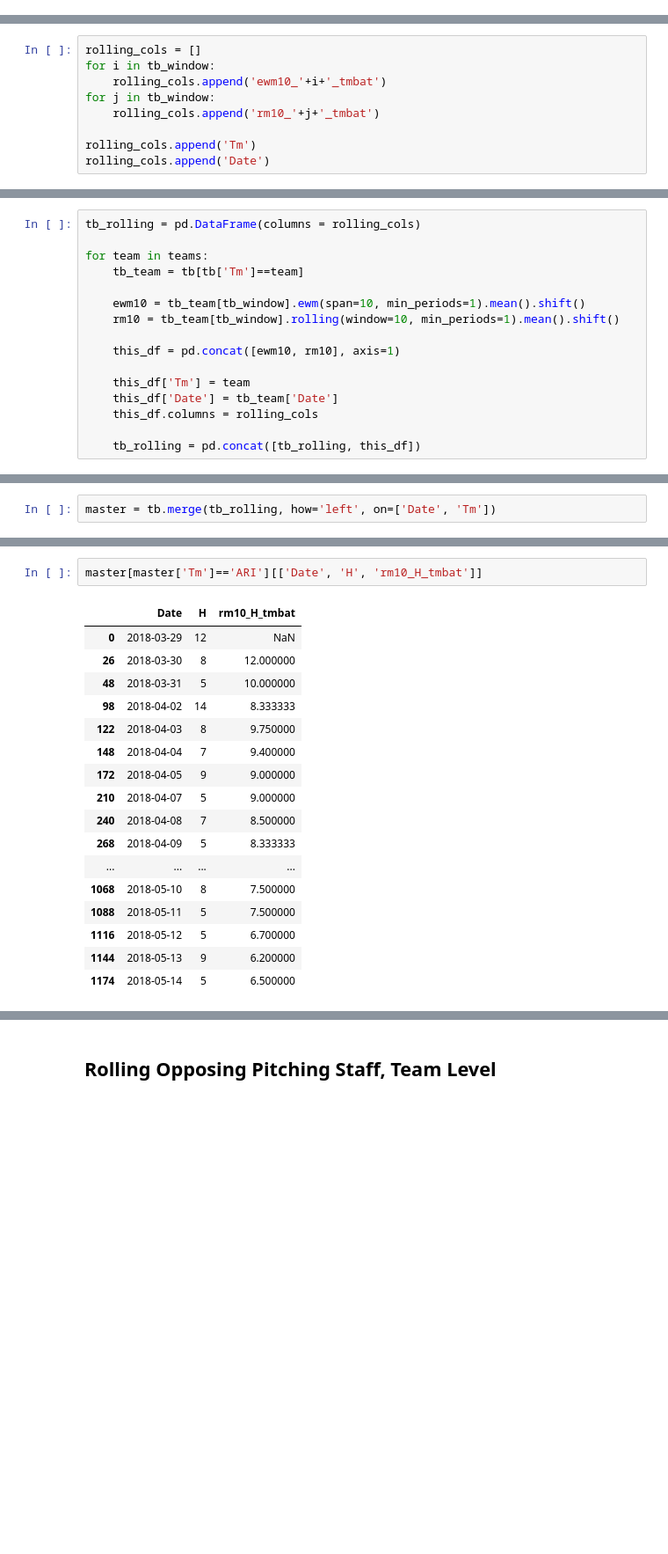
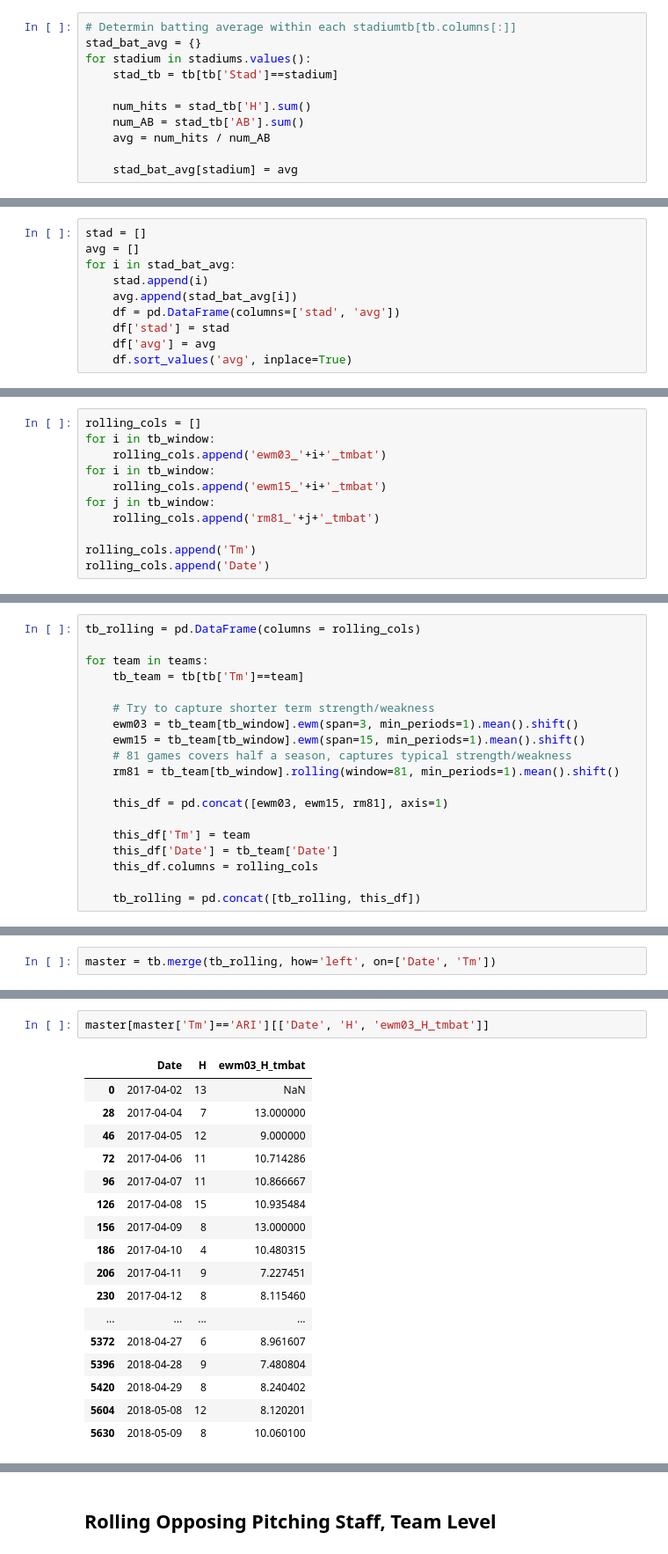
Before and after one commit to Tucker-Allen/MLB_Predictions, a Jupyter notebook: code/code.ipynb, the cells around one changed output, grey strips where cells are left out. Shown at 88% size. Drawn from its saved outputs; the diff is of its cells as text; blank space fills up the shorter version.

```diff
--- a/code/code.ipynb
+++ b/code/code.ipynb
@@ -192,0 +309,11 @@ dtype: int64
+# %%
+# Determin batting average within each stadiumtb[tb.columns[:]]
+stad_bat_avg = {}
+for stadium in stadiums.values():
+    stad_tb = tb[tb['Stad']==stadium]
+
+    num_hits = stad_tb['H'].sum()
+    num_AB = stad_tb['AB'].sum()
+    avg = num_hits / num_AB
+
+    stad_bat_avg[stadium] = avg
@@ -192,0 +327,10 @@ dtype: int64
+# %%
+stad = []
+avg = []
+for i in stad_bat_avg:
+    stad.append(i)
+    avg.append(stad_bat_avg[i])
+    df = pd.DataFrame(columns=['stad', 'avg'])
+    df['stad'] = stad
+    df['avg'] = avg
+    df.sort_values('avg', inplace=True)
@@ -220,9 +409,11 @@ teams = tb['Tm'].unique()
 # %%
 rolling_cols = []
 for i in tb_window:
-    rolling_cols.append('ewm10_'+i+'_tmbat')
+    rolling_cols.append('ewm03_'+i+'_tmbat')
+for i in tb_window:
+    rolling_cols.append('ewm15_'+i+'_tmbat')
 for j in tb_window:
-    rolling_cols.append('rm10_'+j+'_tmbat')
+    rolling_cols.append('rm81_'+j+'_tmbat')
 
 rolling_cols.append('Tm')
 rolling_cols.append('Date')
@@ -252,10 +443,13 @@ tb_rolling = pd.DataFrame(columns = rolling_cols)
 for team in teams:
     tb_team = tb[tb['Tm']==team]
 
-    ewm10 = tb_team[tb_window].ewm(span=10, min_periods=1).mean().shift()
-    rm10 = tb_team[tb_window].rolling(window=10, min_periods=1).mean().shift()
+    # Try to capture shorter term strength/weakness
+    ewm03 = tb_team[tb_window].ewm(span=3, min_periods=1).mean().shift()
+    ewm15 = tb_team[tb_window].ewm(span=15, min_periods=1).mean().shift()
+    # 81 games covers half a season, captures typical strength/weakness
+    rm81 = tb_team[tb_window].rolling(window=81, min_periods=1).mean().shift()
 
-    this_df = pd.concat([ewm10, rm10], axis=1)
+    this_df = pd.concat([ewm03, ewm15, rm81], axis=1)
 
     this_df['Tm'] = team
     this_df['Date'] = tb_team['Date']
@@ -280,20 +474,20 @@ master.shape
 # %%
-master[master['Tm']=='ARI'][['Date', 'H', 'rm10_H_tmbat']]
+master[master['Tm']=='ARI'][['Date', 'H', 'ewm03_H_tmbat']]
 # %% [output]
-|  | Date | H | rm10_H_tmbat |
-| 0 | 2018-03-29 | 12 | NaN |
-| 26 | 2018-03-30 | 8 | 12.000000 |
-| 48 | 2018-03-31 | 5 | 10.000000 |
-| 98 | 2018-04-02 | 14 | 8.333333 |
-| 122 | 2018-04-03 | 8 | 9.750000 |
-| 148 | 2018-04-04 | 7 | 9.400000 |
-| 172 | 2018-04-05 | 9 | 9.000000 |
-| 210 | 2018-04-07 | 5 | 9.000000 |
-| 240 | 2018-04-08 | 7 | 8.500000 |
-| 268 | 2018-04-09 | 5 | 8.333333 |
+|  | Date | H | ewm03_H_tmbat |
+| 0 | 2017-04-02 | 13 | NaN |
+| 28 | 2017-04-04 | 7 | 13.000000 |
+| 46 | 2017-04-05 | 12 | 9.000000 |
+| 72 | 2017-04-06 | 11 | 10.714286 |
+| 96 | 2017-04-07 | 11 | 10.866667 |
+| 126 | 2017-04-08 | 15 | 10.935484 |
+| 156 | 2017-04-09 | 8 | 13.000000 |
+| 186 | 2017-04-10 | 4 | 10.480315 |
+| 206 | 2017-04-11 | 9 | 7.227451 |
+| 230 | 2017-04-12 | 8 | 8.115460 |
 | ... | ... | ... | ... |
-| 1068 | 2018-05-10 | 8 | 7.500000 |
-| 1088 | 2018-05-11 | 5 | 7.500000 |
-| 1116 | 2018-05-12 | 5 | 6.700000 |
-| 1144 | 2018-05-13 | 9 | 6.200000 |
-| 1174 | 2018-05-14 | 5 | 6.500000 |
+| 5372 | 2018-04-27 | 6 | 8.961607 |
+| 5396 | 2018-04-28 | 9 | 7.480804 |
+| 5420 | 2018-04-29 | 8 | 8.240402 |
+| 5604 | 2018-05-08 | 12 | 8.120201 |
+| 5630 | 2018-05-09 | 8 | 10.060100 |
```
Also changed, not shown: parts of 67 cells of this notebook.
